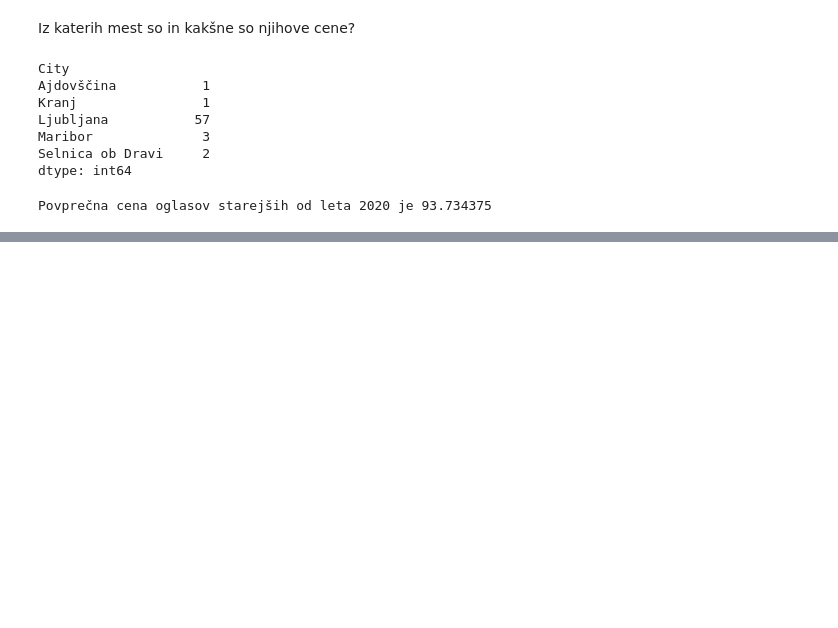
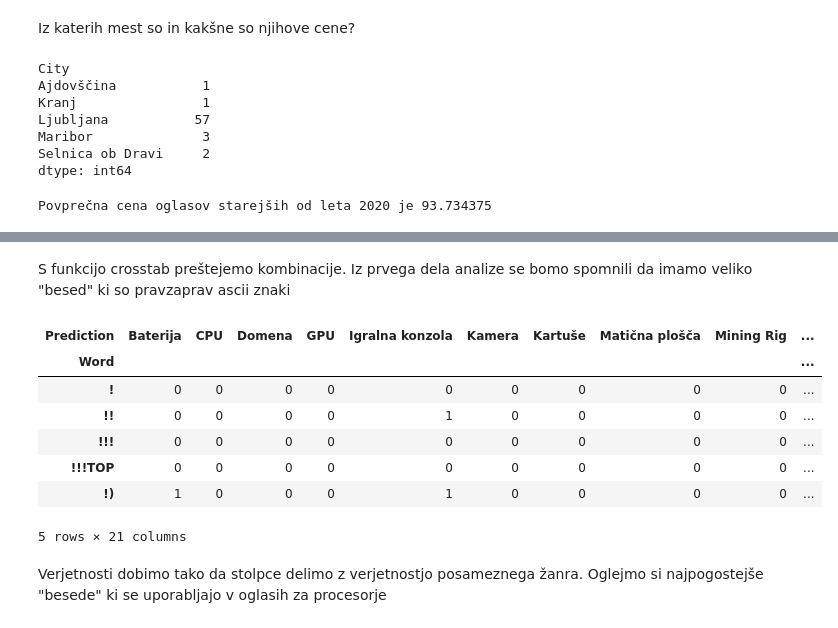
Before and after one commit to JakobPogacnikSouvent/bolha-racunalnistvo-advert-analysis, a Jupyter notebook: analiza.ipynb, the cells around one changed output, grey strips where cells are left out. Saved outputs shown, nothing was run; the diff lists cells and outputs as text; code cells hidden in the pictures; blank space fills up the shorter version.

```diff
--- a/analiza.ipynb
+++ b/analiza.ipynb
@@ -242,0 +346,6 @@ Povprečna cena oglasov starejših od leta 2020 je 93.734375
+# %%
+def f(x):
+    return pd.Series(x.split())
+
+nizi_napovedi = data[data.Prediction != "Couldn't determine type"].set_index('Prediction').Name.apply(f).stack().reset_index(level='Prediction').rename(columns={0: 'Word',})
+nizi_napovedi.head()
@@ -242,0 +359,16 @@ Povprečna cena oglasov starejših od leta 2020 je 93.734375
+# %% [markdown]
+S funkcijo crosstab preštejemo kombinacije. Iz prvega dela analize se bomo spomnili da imamo veliko "besed" ki so pravzaprav ascii znaki
+# %%
+word_by_prediction = pd.crosstab(nizi_napovedi.Word, nizi_napovedi.Prediction)
+word_by_prediction.head()
+# %% [output]
+| Prediction | Baterija | CPU | Domena | GPU | Igralna konzola | Kamera | Kartuše | Matična plošča | Mining Rig | ... |
+| Word |  |  |  |  |  |  |  |  |  | ... |
+| ! | 0 | 0 | 0 | 0 | 0 | 0 | 0 | 0 | 0 | ... |
+| !! | 0 | 0 | 0 | 0 | 1 | 0 | 0 | 0 | 0 | ... |
+| !!! | 0 | 0 | 0 | 0 | 0 | 0 | 0 | 0 | 0 | ... |
+| !!!TOP | 0 | 0 | 0 | 0 | 0 | 0 | 0 | 0 | 0 | ... |
+| !) | 1 | 0 | 0 | 0 | 1 | 0 | 0 | 0 | 0 | ... |
+5 rows × 21 columns
+# %% [markdown]
+Verjetnosti dobimo tako da stolpce delimo z verjetnostjo posameznega žanra. Oglejmo si najpogostejše "besede" ki se uporabljajo v oglasih za procesorje
```
Also changed, not shown: parts of 13 cells of this notebook.
